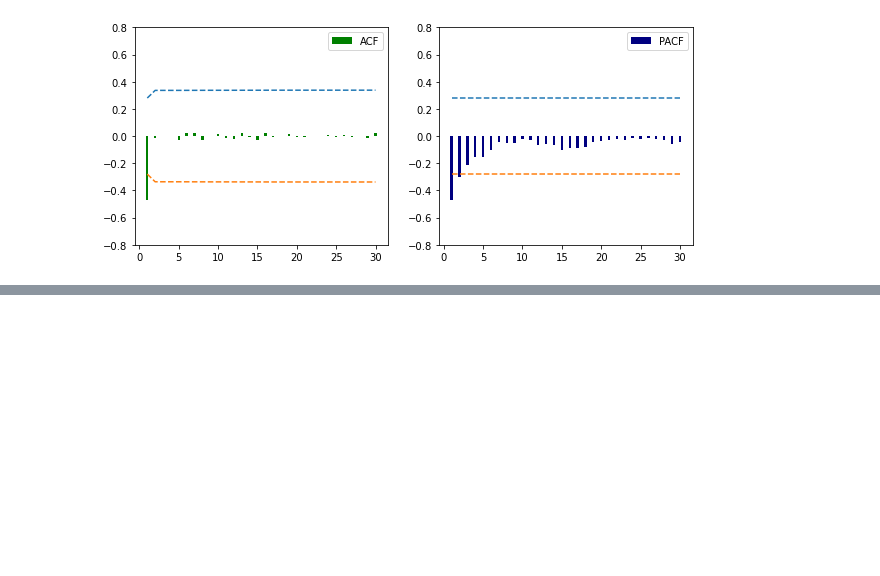
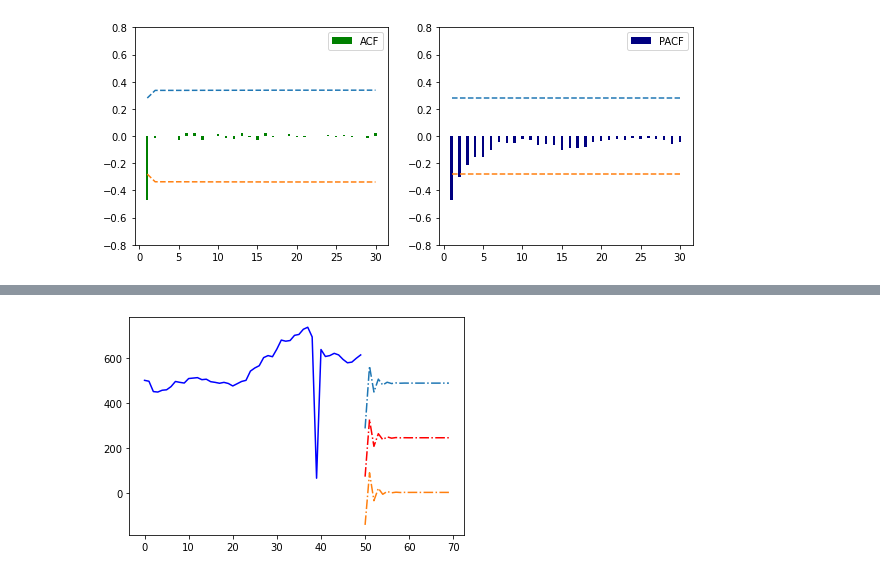
Before and after one commit to tranquocthien/Time-series-analysis, a Jupyter notebook: thien/bt 5.2-3/baitapARIMA.ipynb, the cells around one changed output, grey strips where cells are left out. Cells and saved outputs as stored; diff of their text form; code cells hidden in the pictures; blank space fills up the shorter version.

```diff
--- a/thien/bt 5.2-3/baitapARIMA.ipynb
+++ b/thien/bt 5.2-3/baitapARIMA.ipynb
@@ -303,13 +312,0 @@ Nhận xét: Sau khi lấy sai phân thì ta có chuỗi dừng
-# %%
-# Xây dựng mô hình
-model = LinearRegression(fit_intercept = False)
-ydata = dy[1:]
-X = dy[:-1].reshape(-1,1)
-model.fit(X, ydata)
-phi = model.coef_[0]
-print("Phi= ",phi)
-print(f'Mô hình có dạng: dy(t) = {model.coef_[0]} dy(t-1)+ a(t)')
-
-at = ydata - model.predict(X)
-sigma = np.sqrt(np.sum(at**2)/(len(ydata-1)))
-print("sigma=", sigma)
@@ -355,0 +320,33 @@ plt.plot(x_future, LCL, linestyle='dashdot')
+# %%
+# Xác định giá trị dự báo
+h = 20 # thời hạn dự báo
+y_forecast = np.zeros(h)
+y_forecast[0] = theta + phi*y[-1]
+
+for i in range(1,h):
+    y_forecast[i]= theta + phi*y_forecast[i-1]
+# %%
+# Tìm trọng số psi trong biểu diễn MA(infinity)
+psi = np.zeros(h)
+psi[0] = 1
+for i in range(1,h):
+    psi[i] = phi**i
+# Độ lệch tiêu chuẩn của sai số dự báo
+sigma_h = sigma*np.array([np.sqrt(np.sum(psi[:j]**2)) for j in range(1,h+1)])
+z = 1.96 # Phân vị chuẩn ở mức xác suất alpha = 5%
+UCL = y_forecast + z*sigma_h #Upper confidence limit
+LCL = y_forecast - z*sigma_h #Lower confidence limit
+# %%
+ #  Ve do thi
+T = len(y)
+x_past = np.arange(T)
+x_future = np.arange(h) + T
+x = np.concatenate([x_past, x_future])
+plt.plot(x_past, y, color='blue')
+plt.plot(x_future, y_forecast, color='red', linestyle='dashdot')
+plt.plot(x_future, UCL, linestyle='dashdot')
+plt.plot(x_future, LCL, linestyle='dashdot')
+
+plt.show()
+# %% [output]
+[figure, added]
```
Also changed, not shown: parts of 19 cells of this notebook, 3 other files.
